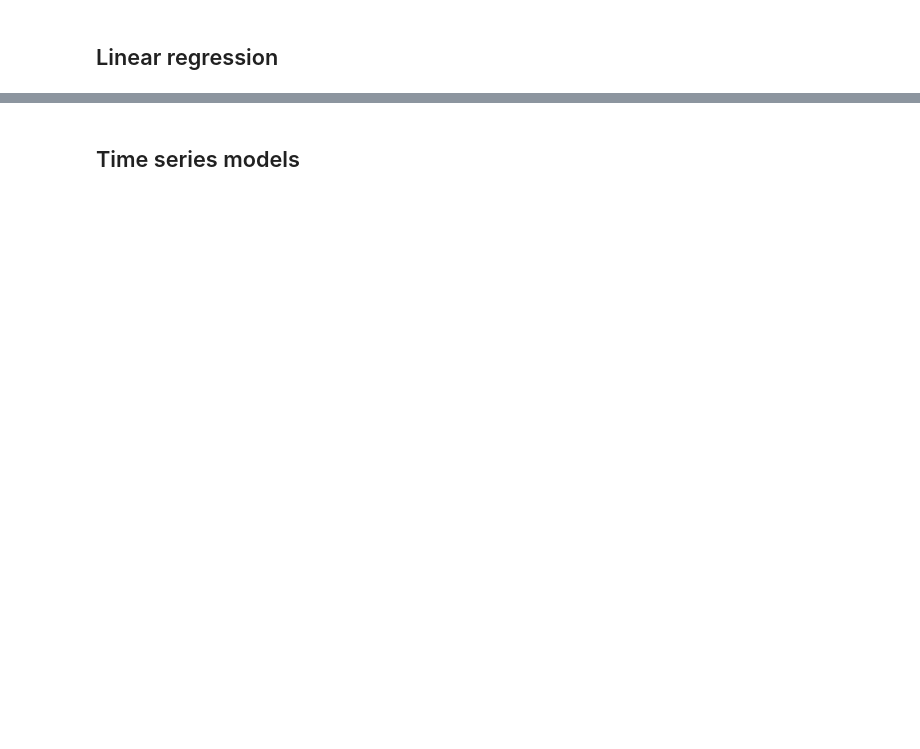
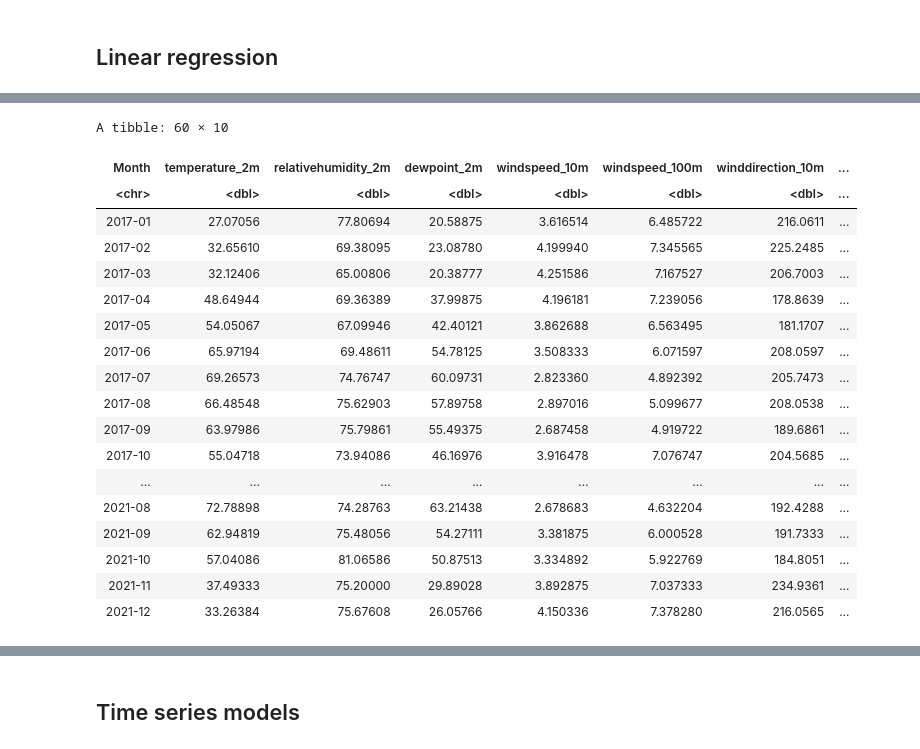
Before and after one commit to Nemczek/wind_power_prediction, a Jupyter notebook: wind_power_prediction.ipynb, the cells around one changed output, grey strips where cells are left out. Drawn from its saved outputs; the diff is of its cells as text; code cells hidden in the pictures; blank space fills up the shorter version.

```diff
--- a/wind_power_prediction.ipynb
+++ b/wind_power_prediction.ipynb
@@ -12,0 +68,26 @@ Enjoy! &#x1F600;
+# %%
+month_mean <- data2 %>%
+  group_by(Month) %>%
+  summarise(across(c("temperature_2m", "relativehumidity_2m", "dewpoint_2m", "windspeed_10m", "windspeed_100m", "winddirection_10m", "winddirection_100m", "windgusts_10m", "Power"), mean))
+month_mean
+mean_data = month_mean[2:10]
+# %% [output]
+A tibble: 60 × 10
+| Month | temperature_2m | relativehumidity_2m | dewpoint_2m | windspeed_10m | windspeed_100m | winddirection_10m | ... |
+| <chr> | <dbl> | <dbl> | <dbl> | <dbl> | <dbl> | <dbl> | ... |
+| 2017-01 | 27.07056 | 77.80694 | 20.58875 | 3.616514 | 6.485722 | 216.0611 | ... |
+| 2017-02 | 32.65610 | 69.38095 | 23.08780 | 4.199940 | 7.345565 | 225.2485 | ... |
+| 2017-03 | 32.12406 | 65.00806 | 20.38777 | 4.251586 | 7.167527 | 206.7003 | ... |
+| 2017-04 | 48.64944 | 69.36389 | 37.99875 | 4.196181 | 7.239056 | 178.8639 | ... |
+| 2017-05 | 54.05067 | 67.09946 | 42.40121 | 3.862688 | 6.563495 | 181.1707 | ... |
+| 2017-06 | 65.97194 | 69.48611 | 54.78125 | 3.508333 | 6.071597 | 208.0597 | ... |
+| 2017-07 | 69.26573 | 74.76747 | 60.09731 | 2.823360 | 4.892392 | 205.7473 | ... |
+| 2017-08 | 66.48548 | 75.62903 | 57.89758 | 2.897016 | 5.099677 | 208.0538 | ... |
+| 2017-09 | 63.97986 | 75.79861 | 55.49375 | 2.687458 | 4.919722 | 189.6861 | ... |
+| 2017-10 | 55.04718 | 73.94086 | 46.16976 | 3.916478 | 7.076747 | 204.5685 | ... |
+| ... | ... | ... | ... | ... | ... | ... | ... |
+| 2021-08 | 72.78898 | 74.28763 | 63.21438 | 2.678683 | 4.632204 | 192.4288 | ... |
+| 2021-09 | 62.94819 | 75.48056 | 54.27111 | 3.381875 | 6.000528 | 191.7333 | ... |
+| 2021-10 | 57.04086 | 81.06586 | 50.87513 | 3.334892 | 5.922769 | 184.8051 | ... |
+| 2021-11 | 37.49333 | 75.20000 | 29.89028 | 3.892875 | 7.037333 | 234.9361 | ... |
+| 2021-12 | 33.26384 | 75.67608 | 26.05766 | 4.150336 | 7.378280 | 216.0565 | ... |
```
Also changed, not shown: parts of 17 cells of this notebook.
